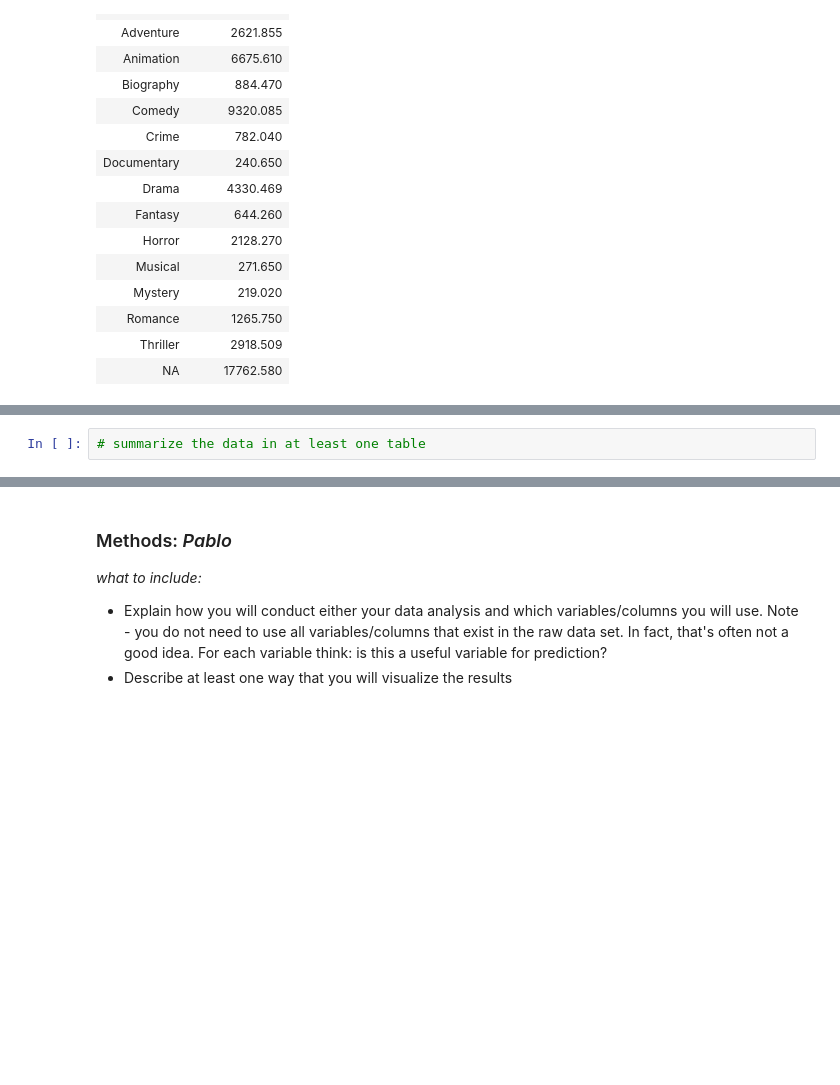
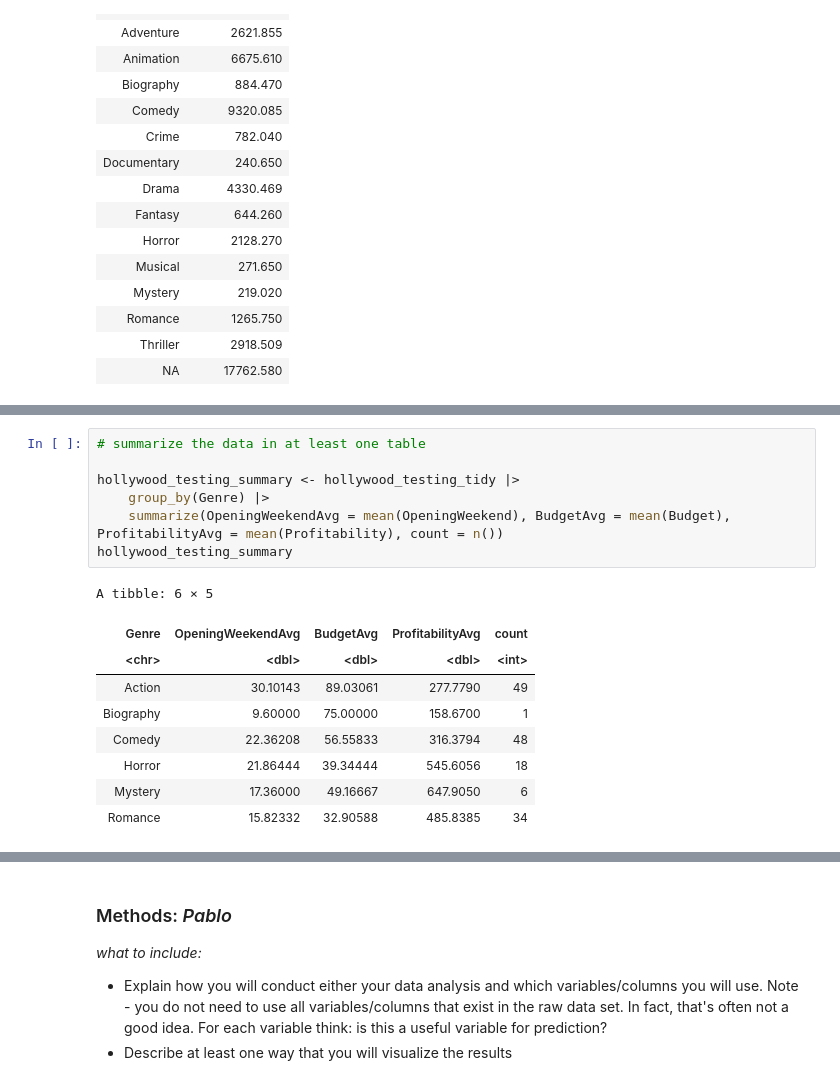
Before and after one commit to MatthewAnder/dsci-100_project_group24, a Jupyter notebook: Project Proposal (Group 24).ipynb, the cells around one changed output, grey strips where cells are left out. Drawn from its saved outputs; the diff is of its cells as text; blank space fills up the shorter version.

```diff
--- a/Project Proposal (Group 24).ipynb
+++ b/Project Proposal (Group 24).ipynb
@@ -118,4 +165,19 @@ hollywood_testing <- testing(hollywood_split)
 # %%
 # summarize the data in at least one table
+
+hollywood_testing_summary <- hollywood_testing_tidy |>
+    group_by(Genre) |>
+    summarize(OpeningWeekendAvg = mean(OpeningWeekend), BudgetAvg = mean(Budget), ProfitabilityAvg = mean(Profitability), count = n())
+hollywood_testing_summary
+# %% [output]
+A tibble: 6 × 5
+| Genre | OpeningWeekendAvg | BudgetAvg | ProfitabilityAvg | count |
+| <chr> | <dbl> | <dbl> | <dbl> | <int> |
+| Action | 30.10143 | 89.03061 | 277.7790 | 49 |
+| Biography | 9.60000 | 75.00000 | 158.6700 | 1 |
+| Comedy | 22.36208 | 56.55833 | 316.3794 | 48 |
+| Horror | 21.86444 | 39.34444 | 545.6056 | 18 |
+| Mystery | 17.36000 | 49.16667 | 647.9050 | 6 |
+| Romance | 15.82332 | 32.90588 | 485.8385 | 34 |
 # %%
 # visualize with one plot relevant to planned analysis
```
Also changed, not shown: parts of 7 cells of this notebook.
